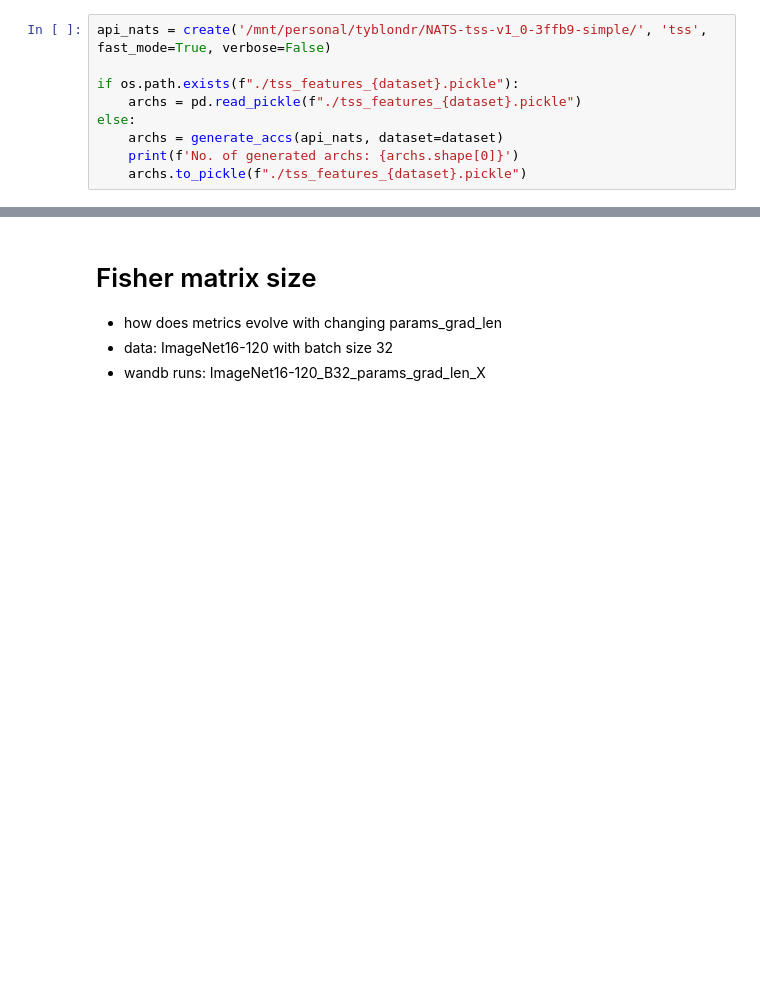
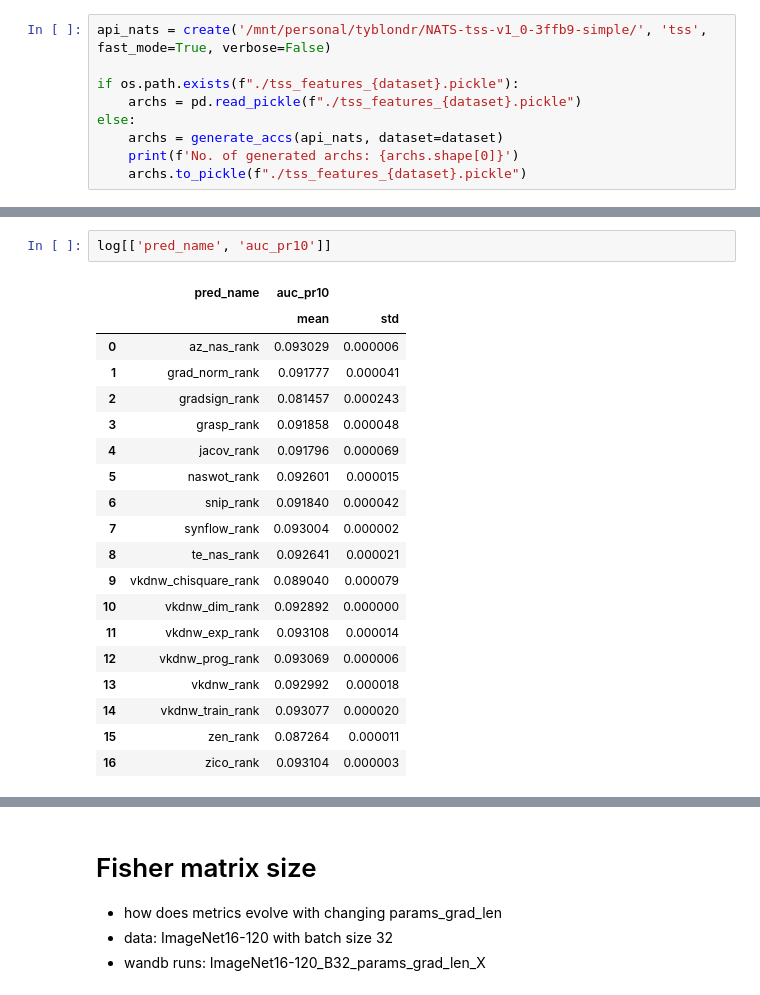
Before and after one commit to ondratybl/VKDNW, a Jupyter notebook: NB201/tss_analyze.ipynb, the cells around one changed output, grey strips where cells are left out. Drawn from its saved outputs; the diff is of its cells as text; blank space fills up the shorter version.

```diff
--- a/NB201/tss_analyze.ipynb
+++ b/NB201/tss_analyze.ipynb
@@ -128,3 +190,25 @@ Total number of records: 9445
+# %%
+log[['pred_name', 'auc_pr10']]
+# %% [output]
+|  | pred_name | auc_pr10 |  |
+|  |  | mean | std |
+| 0 | az_nas_rank | 0.093029 | 0.000006 |
+| 1 | grad_norm_rank | 0.091777 | 0.000041 |
+| 2 | gradsign_rank | 0.081457 | 0.000243 |
+| 3 | grasp_rank | 0.091858 | 0.000048 |
+| 4 | jacov_rank | 0.091796 | 0.000069 |
+| 5 | naswot_rank | 0.092601 | 0.000015 |
+| 6 | snip_rank | 0.091840 | 0.000042 |
+| 7 | synflow_rank | 0.093004 | 0.000002 |
+| 8 | te_nas_rank | 0.092641 | 0.000021 |
+| 9 | vkdnw_chisquare_rank | 0.089040 | 0.000079 |
+| 10 | vkdnw_dim_rank | 0.092892 | 0.000000 |
+| 11 | vkdnw_exp_rank | 0.093108 | 0.000014 |
+| 12 | vkdnw_prog_rank | 0.093069 | 0.000006 |
+| 13 | vkdnw_rank | 0.092992 | 0.000018 |
+| 14 | vkdnw_train_rank | 0.093077 | 0.000020 |
+| 15 | zen_rank | 0.087264 | 0.000011 |
+| 16 | zico_rank | 0.093104 | 0.000003 |
 # %%
 for zero_cost_score in zero_cost_score_list:
     results_temp = results.loc[results['seed'] == results['seed'].unique().min(), :].copy()
```
Also changed, not shown: parts of 6 cells of this notebook, 3 other files.
